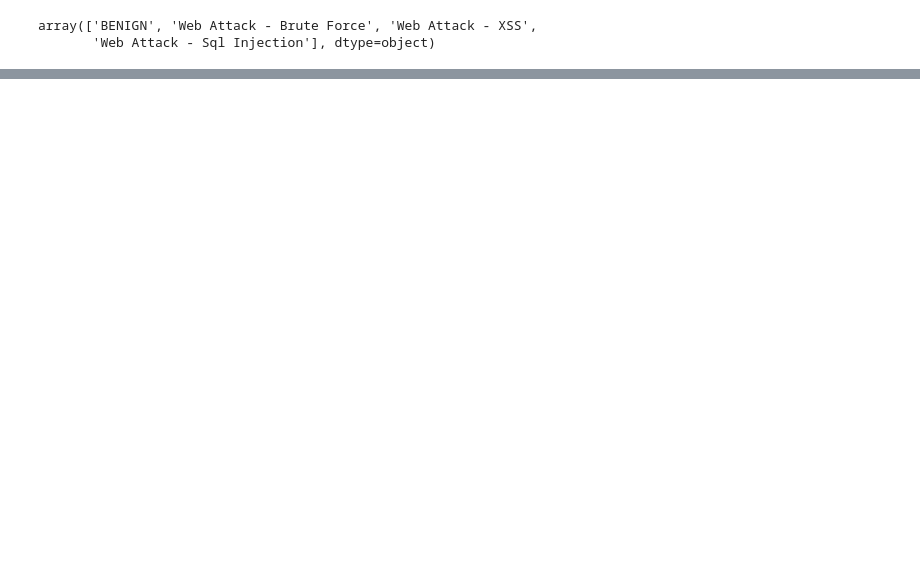
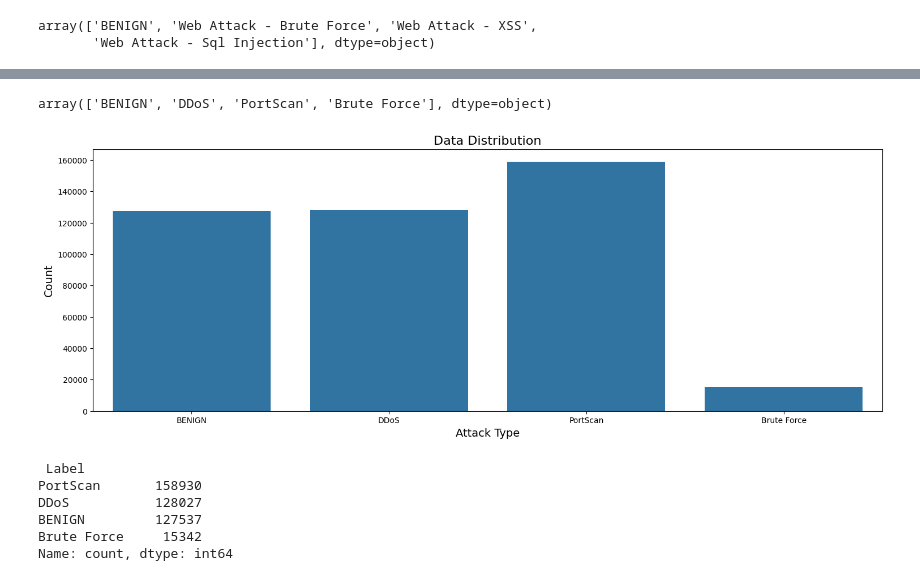
Before and after one commit to thisisedlyn/Thread_Hunting_Platform, a Jupyter notebook: combined_dataset.ipynb, the cells around one changed output, grey strips where cells are left out. Saved outputs shown, nothing was run; the diff lists cells and outputs as text; code cells hidden in the pictures; blank space fills up the shorter version.

Commit message:
Update for combined Dataset

```diff
--- a/combined_dataset.ipynb
+++ b/combined_dataset.ipynb
@@ -77,8 +101,8 @@ df_bruteForce[' Label'].unique()
 array(['BENIGN', 'FTP-Patator', 'SSH-Patator'], dtype=object)
 # %%
 rename = {
-    'FTP-Patator': 'bruteForce-FTP',
-    'SSH-Patator': 'bruteForce-SSH',
+    'FTP-Patator': 'Brute Force',
+    'SSH-Patator': 'Brute Force',
 }
 
 df_bruteForce[' Label'] = df_bruteForce[' Label'].replace(rename)
@@ -141,0 +134,8 @@ df_combined.to_csv('Dataset/finalThreat-Dataset.csv', index=False)
+# %%
+rename = {
+    'Web Attack - Brute Force': 'Brute Force',
+}
+
+df_webAttack[' Label'] = df_webAttack[' Label'].replace(rename)
+
+df_webAttack[' Label'].unique()
@@ -141,0 +167,9 @@ df_combined.to_csv('Dataset/finalThreat-Dataset.csv', index=False)
+# %%
+benign = df_portscan[df_portscan[' Label'] == 'BENIGN'].copy()
+ddos = df_DDoS[df_DDoS[' Label'] == 'DDoS'].copy()
+portScan = df_portscan[df_portscan[' Label'] == 'PortScan'].copy()
+bruteForce = df_bruteForce[df_bruteForce[' Label'] == 'Brute Force'].copy()
+burtforce2 = df_webAttack[df_webAttack[' Label'] == 'Brute Force'].copy()
+
+df_combined = pd.concat([benign, ddos, portScan, bruteForce, burtforce2], ignore_index=True)
+df_combined[' Label'].unique()
@@ -141,0 +188,25 @@ df_combined.to_csv('Dataset/finalThreat-Dataset.csv', index=False)
+# %%
+df_combined[' Label'].unique()
+# %% [output]
+array(['BENIGN', 'DDoS', 'PortScan', 'Brute Force'], dtype=object)
+# %%
+from matplotlib import pyplot as plt
+import seaborn as sb
+
+plt.figure(figsize=(18, 6))
+sb.countplot(data=df_combined, x=" Label")
+plt.title("Data Distribution", fontsize=16)
+plt.xlabel("Attack Type", fontsize=14)
+plt.ylabel("Count", fontsize=14)
+plt.xticks([0, 1, 2, 3], labels=["BENIGN", "DDoS", "PortScan", "Brute Force"])
+plt.show()
+
+df_combined[' Label'].value_counts()
+# %% [output]
+[figure, added]
+ Label
+PortScan       158930
+DDoS           128027
+BENIGN         127537
+Brute Force     15342
+Name: count, dtype: int64
```
Also changed, not shown: parts of 19 cells of this notebook.
